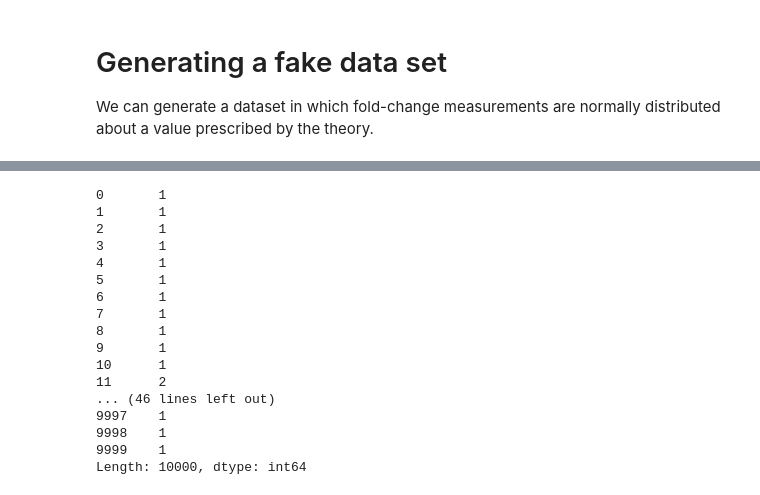
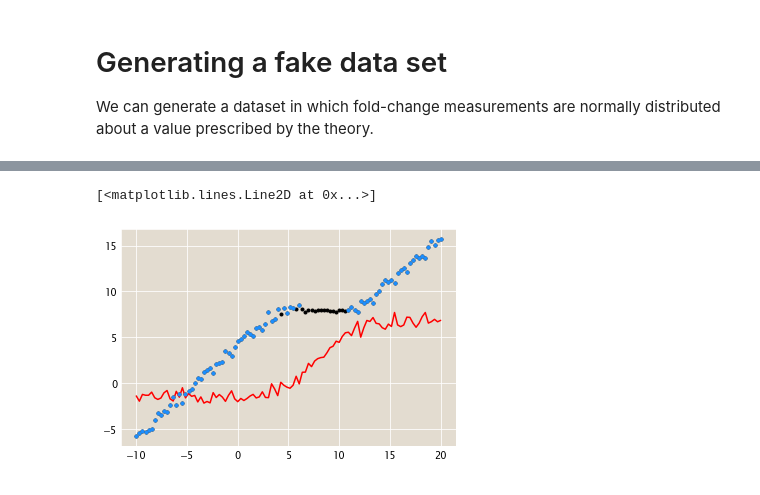
Before and after one commit to RPGroup-PBoC/mwc_mutants, a Jupyter notebook: code/analysis/Exploring_fc_error.ipynb, the cells around one changed output, grey strips where cells are left out. Saved outputs shown, nothing was run; the diff lists cells and outputs as text; code cells hidden in the pictures.

```diff
--- a/code/analysis/Exploring_fc_error.ipynb
+++ b/code/analysis/Exploring_fc_error.ipynb
@@ -123,20 +86,26 @@ plt.ylim([-10, 10])
-# %%
-extrema_idx
-# %% [output]
-0       1
-1       1
-2       1
-3       1
-4       1
-5       1
-6       1
-7       1
-8       1
-9       1
-10      1
-11      2
-... (46 lines left out)
-9997    1
-9998    1
-9999    1
-Length: 10000, dtype: int64
+# %%
+dF = stats[stats['parameter']=='delta_bohr']
+_fc_mu = stats[stats['parameter']=='fc_mu']['median'].values
+bohr = stats[stats['parameter']=='bohr']['median'].values
+fc_sigma = stats[stats['parameter']=='fc_sigma']['median'].values
+ddF =  stats[stats['parameter']=='delta_bohr_corrected']
+fc_ref = (1 + np.exp(-true_bohr))**-1
+
+# Plot the ground truth.
+ref1 = np.log(fc_sigma**-1 - 1)
+# plt.plot(true_bohr, true_bohr - true_bohr + offset, color='dodgerblue')
+idx = _fc_mu < fc_sigma
+idx2 = (1 - _fc_mu) < fc_sigma
+
+plt.plot(true_bohr, dF['median'], '.', color='k')
+# plt.plot(true_bohr, true_bohr - (ref1 +1), 'r-')
+# plt.plot(true_bohr, true_bohr - ref1 -1, 'r-')
+plt.plot(true_bohr, bohr+ ref1, 'r-')
+
+# plt.plot(true_bohr, dF['median'] - (true_bohr + ref1 +1), 'r-')
+# plt.plot(true_bohr, true_bohr)
+plt.plot(true_bohr[idx], dF['median'].values[idx], '.', color='dodgerblue')
+plt.plot(true_bohr[idx2],dF['median'].values[idx2], '.', color='dodgerblue')
+# %% [output]
+[<matplotlib.lines.Line2D at 0x...>]
+[figure, added]
```
Also changed, not shown: parts of 23 cells of this notebook, 49 other files.
